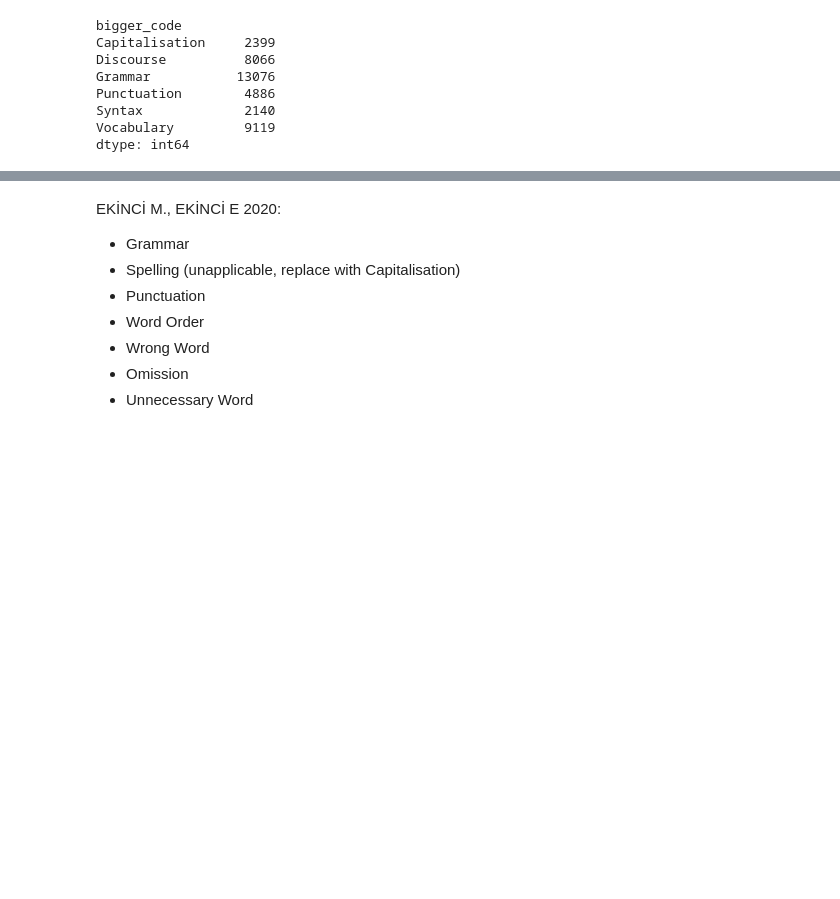
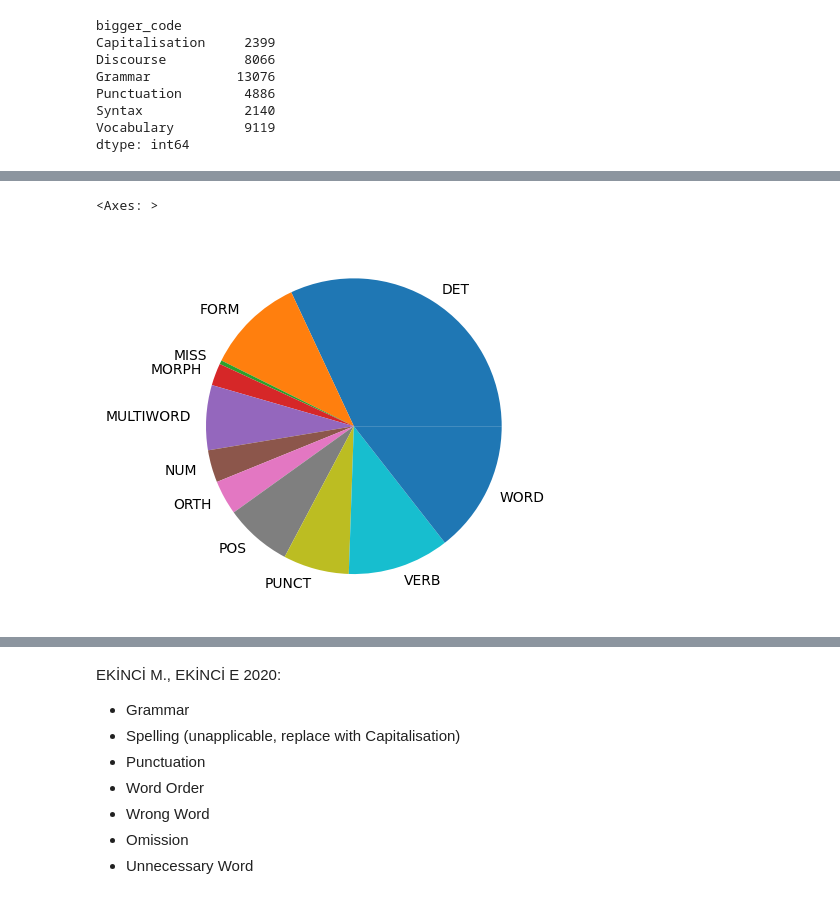
Before and after one commit to harlamovads/GD_correction_diploma, a Jupyter notebook: data_preparation/error_grouping.ipynb, the cells around one changed output, grey strips where cells are left out. Drawn from its saved outputs; the diff is of its cells as text; code cells hidden in the pictures; blank space fills up the shorter version.

```diff
--- a/data_preparation/error_grouping.ipynb
+++ b/data_preparation/error_grouping.ipynb
@@ -310,0 +491,5 @@ dtype: int64
+# %%
+mistakes_labelling.groupby('second_level_tag').size().plot(kind='pie')
+# %% [output]
+<Axes: >
+[figure, added]
```
Also changed, not shown: parts of 24 cells of this notebook, 1 other file.
